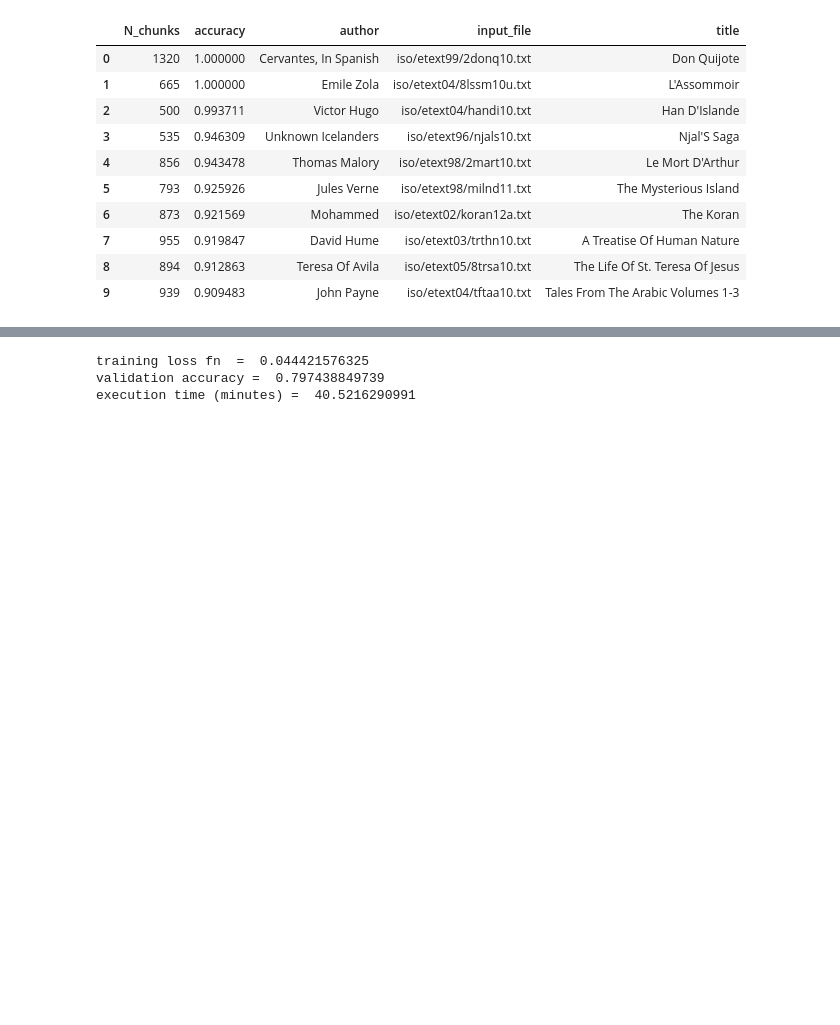
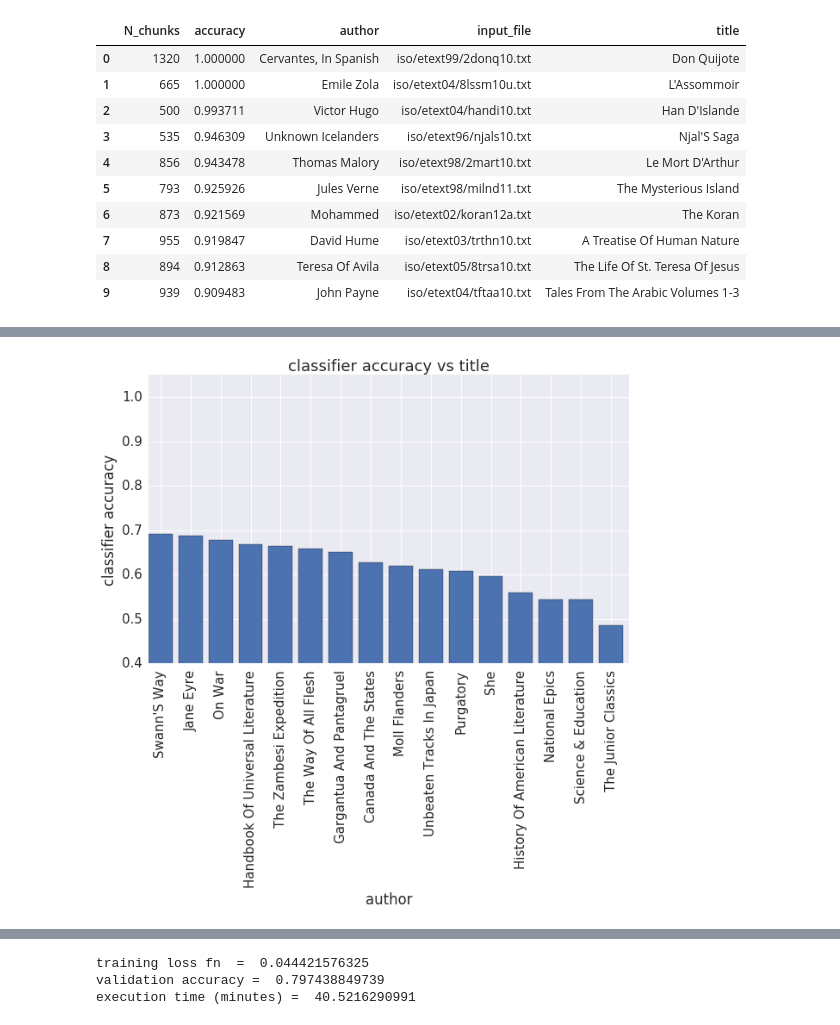
Before and after one commit to joehahn/tf-text-classification-demo, a Jupyter notebook: dl.ipynb, the cells around one changed output, grey strips where cells are left out. Saved outputs shown, nothing was run; the diff lists cells and outputs as text; code cells hidden in the pictures; blank space fills up the shorter version.

```diff
--- a/dl.ipynb
+++ b/dl.ipynb
@@ -358,0 +362,19 @@ accuracy.tail(10)
+# %%
+#plot model accuracy vs title, for low-accuracy books
+sns.set(font_scale=1.5, font='DejaVu Sans')
+fig, ax = plt.subplots(1,1, figsize=(10, 6))
+idx = accuracy.index > accuracy.index.max() - 16
+xp = accuracy.index[idx]
+yp = accuracy['accuracy'][idx]
+authors = accuracy['title'][idx]
+ax.bar(xp, yp)
+ax.set_xticks(xp+0.4)
+ax.set_xticklabels(authors)
+ax.set_title('classifier accuracy vs title')
+ax.set_ylabel('classifier accuracy')
+ax.set_xlabel('author')
+plt.xticks(rotation=90)
+ax.set_ylim(0.4, 1.05)
+plt.savefig('figs/accuracy_vs_title-low.png')
+# %% [output]
+[figure, added]
```
Also changed, not shown: parts of 11 cells of this notebook, 4 other files.
